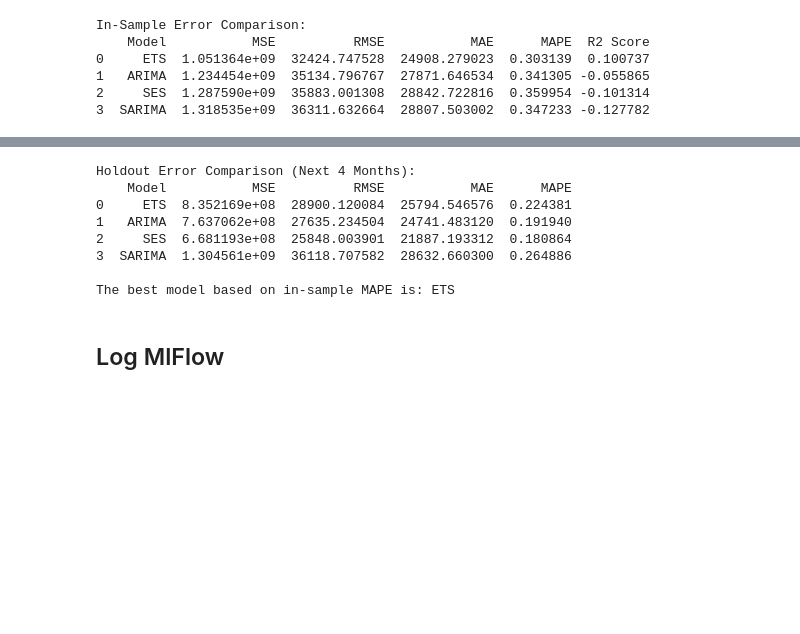
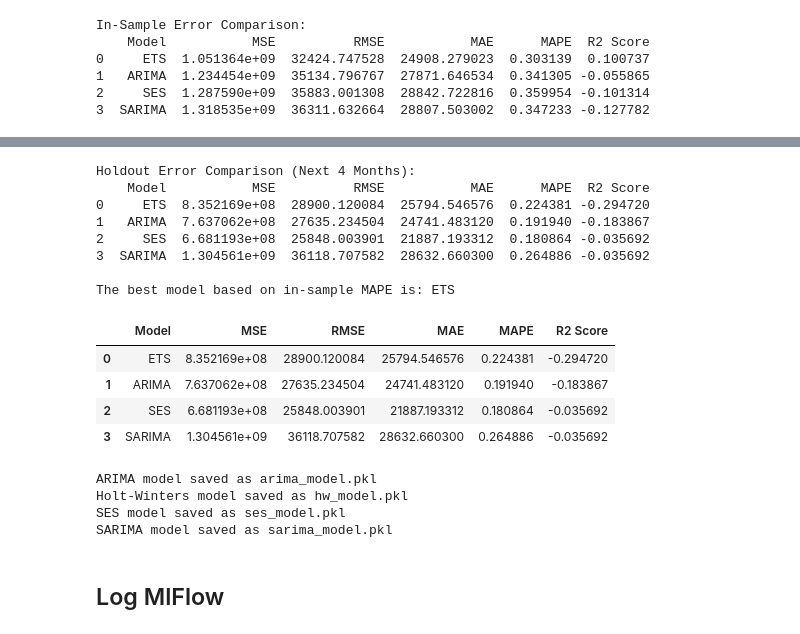
Before and after one commit to timeseriesgp3/project3_timeseries, a Jupyter notebook: forcast_1.ipynb, the cells around one changed output, grey strips where cells are left out. Saved outputs shown, nothing was run; the diff lists cells and outputs as text; code cells hidden in the pictures; blank space fills up the shorter version.

```diff
--- a/forcast_1.ipynb
+++ b/forcast_1.ipynb
@@ -984,21 +1013,25 @@ ets_holdout_mse = mean_squared_error(df["Monthly Sales"].iloc[-forecast_steps:],
 ets_holdout_rmse = np.sqrt(ets_holdout_mse)
 ets_holdout_mae = mean_absolute_error(df["Monthly Sales"].iloc[-forecast_steps:], ets_forecast.values)
 ets_holdout_mape = mean_absolute_percentage_error(df["Monthly Sales"].iloc[-forecast_steps:], ets_forecast.values)
+ets_holdout_r2 = r2_score(df["Monthly Sales"].iloc[-forecast_steps:], ets_forecast.values)
 
 arima_holdout_mse = mean_squared_error(df["Monthly Sales"].iloc[-forecast_steps:], arima_forecast.values)
 arima_holdout_rmse = np.sqrt(arima_holdout_mse)
 arima_holdout_mae = mean_absolute_error(df["Monthly Sales"].iloc[-forecast_steps:], arima_forecast.values)
 arima_holdout_mape = mean_absolute_percentage_error(df["Monthly Sales"].iloc[-forecast_steps:], arima_forecast.values)
+arima_holdout_r2 = r2_score(df["Monthly Sales"].iloc[-forecast_steps:], arima_forecast.values)
 
 ses_holdout_mse = mean_squared_error(df["Monthly Sales"].iloc[-forecast_steps:], ses_forecast.values)
 ses_holdout_rmse = np.sqrt(ses_holdout_mse)
 ses_holdout_mae = mean_absolute_error(df["Monthly Sales"].iloc[-forecast_steps:], ses_forecast.values)
 ses_holdout_mape = mean_absolute_percentage_error(df["Monthly Sales"].iloc[-forecast_steps:], ses_forecast.values)
+ses_holdout_r2 = r2_score(df["Monthly Sales"].iloc[-forecast_steps:], ses_forecast.values)
 
 sarima_holdout_mse = mean_squared_error(df["Monthly Sales"].iloc[-forecast_steps:], sarima_forecast.values)
 sarima_holdout_rmse = np.sqrt(sarima_holdout_mse)
 sarima_holdout_mae = mean_absolute_error(df["Monthly Sales"].iloc[-forecast_steps:], sarima_forecast.values)
 sarima_holdout_mape = mean_absolute_percentage_error(df["Monthly Sales"].iloc[-forecast_steps:], sarima_forecast.values)
+sarima_holdout_r2 = r2_score(df["Monthly Sales"].iloc[-forecast_steps:], ses_forecast.values)
 
 # Create DataFrame to compare holdout errors
 holdout_errors = pd.DataFrame({
@@ -1006,7 +1039,8 @@ holdout_errors = pd.DataFrame({
     "MSE": [ets_holdout_mse, arima_holdout_mse, ses_holdout_mse, sarima_holdout_mse],
     "RMSE": [ets_holdout_rmse, arima_holdout_rmse, ses_holdout_rmse, sarima_holdout_rmse],
     "MAE": [ets_holdout_mae, arima_holdout_mae, ses_holdout_mae, sarima_holdout_mae],
-    "MAPE": [ets_holdout_mape, arima_holdout_mape, ses_holdout_mape, sarima_holdout_mape]
+    "MAPE": [ets_holdout_mape, arima_holdout_mape, ses_holdout_mape, sarima_holdout_mape],
+    "R2 Score": [ets_holdout_r2, arima_holdout_r2, ses_holdout_r2, sarima_holdout_r2]
 })
 
 # Display holdout sample error comparison
@@ -1018,13 +1052,48 @@ best_model = in_sample_errors.loc[in_sample_errors["MAPE"].idxmin(), "Model"]
 print(f"\nThe best model based on in-sample MAPE is: {best_model}")
 # %% [output]
 Holdout Error Comparison (Next 4 Months):
-    Model           MSE          RMSE           MAE      MAPE
-0     ETS  8.352169e+08  28900.120084  25794.546576  0.224381
-1   ARIMA  7.637062e+08  27635.234504  24741.483120  0.191940
-2     SES  6.681193e+08  25848.003901  21887.193312  0.180864
-3  SARIMA  1.304561e+09  36118.707582  28632.660300  0.264886
+    Model           MSE          RMSE           MAE      MAPE  R2 Score
+0     ETS  8.352169e+08  28900.120084  25794.546576  0.224381 -0.294720
+1   ARIMA  7.637062e+08  27635.234504  24741.483120  0.191940 -0.183867
+2     SES  6.681193e+08  25848.003901  21887.193312  0.180864 -0.035692
+3  SARIMA  1.304561e+09  36118.707582  28632.660300  0.264886 -0.035692
 
 The best model based on in-sample MAPE is: ETS
+# %%
+holdout_errors.head()
+# %% [output]
+|  | Model | MSE | RMSE | MAE | MAPE | R2 Score |
+| 0 | ETS | 8.352169e+08 | 28900.120084 | 25794.546576 | 0.224381 | -0.294720 |
+| 1 | ARIMA | 7.637062e+08 | 27635.234504 | 24741.483120 | 0.191940 | -0.183867 |
+| 2 | SES | 6.681193e+08 | 25848.003901 | 21887.193312 | 0.180864 | -0.035692 |
+| 3 | SARIMA | 1.304561e+09 | 36118.707582 | 28632.660300 | 0.264886 | -0.035692 |
+# %%
+import pickle
+
+# Save ARIMA model
+with open("arima_model.pkl", "wb") as f:
+    pickle.dump(arima_model, f)
+print("ARIMA model saved as arima_model.pkl")
+
+# Save Holt-Winters (ETS) model
+with open("hw_model.pkl", "wb") as f:
+    pickle.dump(ets_model, f)
+print("Holt-Winters model saved as hw_model.pkl")
+
+# Save SES model
+with open("ses_model.pkl", "wb") as f:
+    pickle.dump(ses_model, f)
+print("SES model saved as ses_model.pkl")
+
+# Save SARIMA model
+with open("sarima_model.pkl", "wb") as f:
+    pickle.dump(sarima_model, f)
+print("SARIMA model saved as sarima_model.pkl")
+# %% [output]
+ARIMA model saved as arima_model.pkl
+Holt-Winters model saved as hw_model.pkl
+SES model saved as ses_model.pkl
+SARIMA model saved as sarima_model.pkl
 # %% [markdown]
 ## Log MlFlow
 # %%
```
Also changed, not shown: parts of 22 cells of this notebook, 10 other files.
